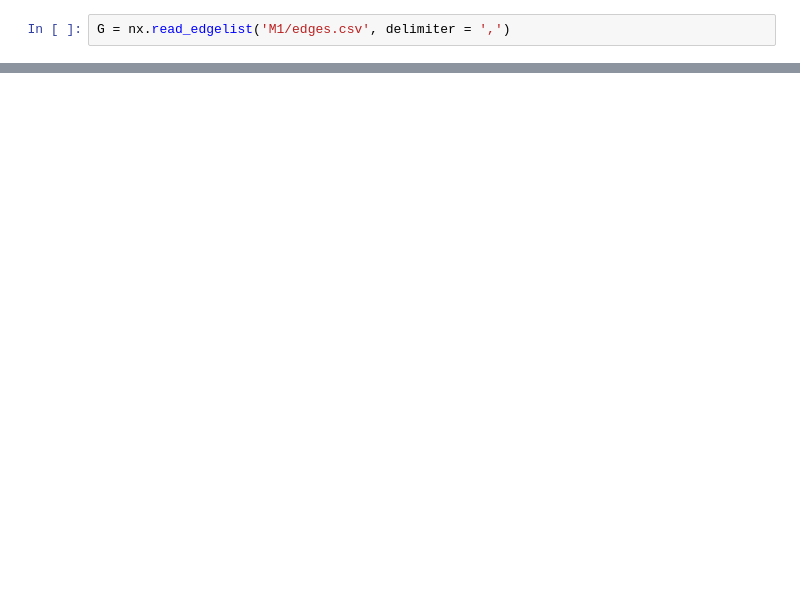
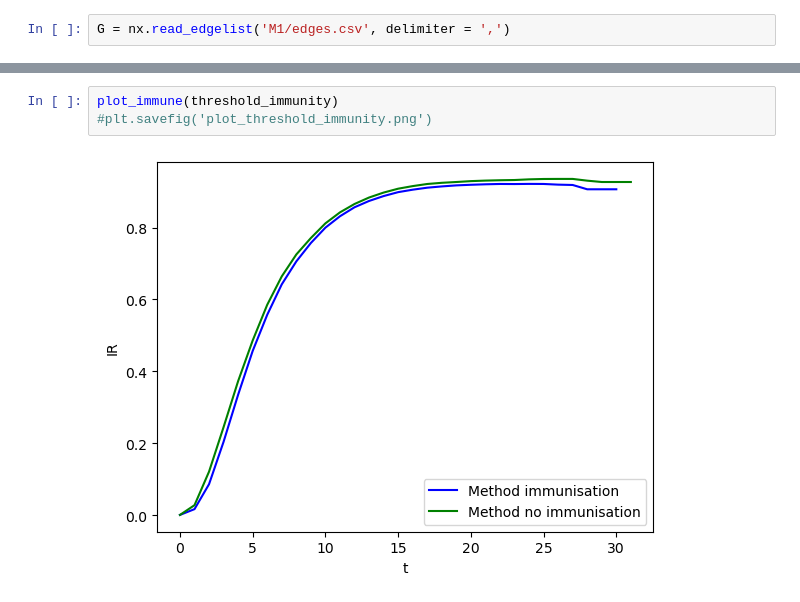
Before and after one commit to IdaUgilt/NA_project_facebook_friendships, a Jupyter notebook: immunity.ipynb, the cells around one changed output, grey strips where cells are left out. Drawn from its saved outputs; the diff is of its cells as text; blank space fills up the shorter version.

```diff
--- a/immunity.ipynb
+++ b/immunity.ipynb
@@ -77,0 +125,5 @@ plot_immune(data_frames_immunity)
+# %%
+plot_immune(threshold_immunity)
+#plt.savefig('plot_threshold_immunity.png')
+# %% [output]
+[figure, added]
```
Also changed, not shown: parts of 11 cells of this notebook, 1 other file.
